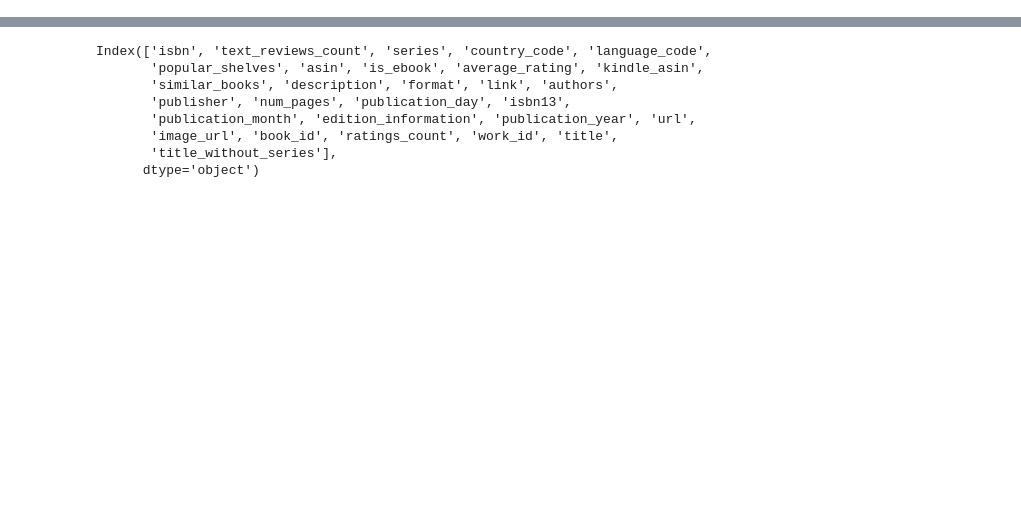
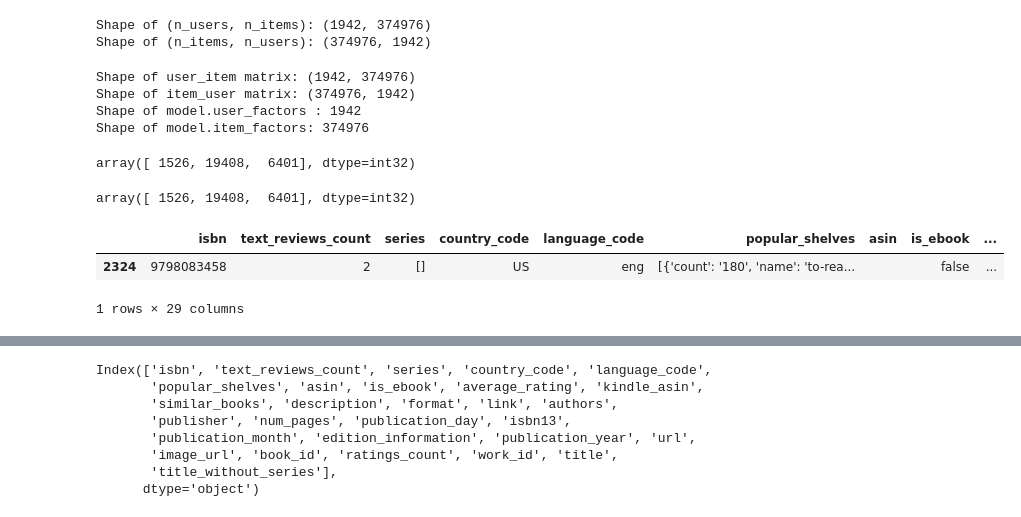
Before and after one commit to KRA96/The_Book_Thrift, a Jupyter notebook: notebooks/kra96_eda.ipynb, the cells around one changed output, grey strips where cells are left out. Drawn from its saved outputs; the diff is of its cells as text; code cells hidden in the pictures; blank space fills up the shorter version.

```diff
--- a/notebooks/kra96_eda.ipynb
+++ b/notebooks/kra96_eda.ipynb
@@ -20,0 +186,8 @@ books_50k = pd.read_json('../raw_data/goodreads_books.json.gz',
+# %%
+# Create sparse matrix of scores. Rows are users and columns are books
+from scipy.sparse import csr_matrix
+
+matrix = csr_matrix(
+    (scores, (user_idx, book_idx)),
+    dtype="float32"
+)
@@ -20,0 +225,52 @@ books_50k = pd.read_json('../raw_data/goodreads_books.json.gz',
+# %%
+# Create train test split
+from sklearn.model_selection import train_test_split
+X_train, X_test = train_test_split(matrix, test_size=0.3)
+
+# Transposing X_train to be item * user
+user_items = X_train.tocsr()
+item_users = X_train.T.tocsr()
+# %%
+print(f"Shape of (n_users, n_items): {user_items.shape}")
+print(f"Shape of (n_items, n_users): {item_users.shape}")
+# %% [output]
+Shape of (n_users, n_items): (1942, 374976)
+Shape of (n_items, n_users): (374976, 1942)
+# %%
+# Instantiate model
+model = AlternatingLeastSquares()
+model.fit(user_items)
+# %%
+# Debugging error below
+# print("mat shape:", matrix.shape[0])                     # should be (num_users, num_items)
+# print("user_factors shape:", model.user_factors.shape)  # (num_users, n_factors)
+print(f"Shape of user_item matrix: {user_items.shape}")
+print(f"Shape of item_user matrix: {item_users.shape}")
+print(f"Shape of model.user_factors : {model.user_factors.shape[0]}")
+print(f"Shape of model.item_factors: {model.item_factors.shape[0]}")
+# %% [output]
+Shape of user_item matrix: (1942, 374976)
+Shape of item_user matrix: (374976, 1942)
+Shape of model.user_factors : 1942
+Shape of model.item_factors: 374976
+# %%
+# Get some recommendations
+user = 100
+top_3_recs = model.recommend(userid=user, user_items=user_items[user], N=10)[0][:3]
+top_3_recs
+# %% [output]
+array([ 1526, 19408,  6401], dtype=int32)
+# %%
+display(top_3_recs)
+# pd.reset_option("display.max_colwidth")
+# pd.reset_option("display.max_seq_items")
+# pd.reset_option('display.max_columns')
+
+chunk[chunk["book_id"] == 7815677]
+# chunk[chunk["book_id"].isin(top_3_recs)]
+# chunk["book_id"].sample(1)
+# %% [output]
+array([ 1526, 19408,  6401], dtype=int32)
+|  | isbn | text_reviews_count | series | country_code | language_code | popular_shelves | asin | is_ebook | ... |
+| 2324 | 9798083458 | 2 | [] | US | eng | [{'count': '180', 'name': 'to-rea... |  | false | ... |
+1 rows × 29 columns
```
Also changed, not shown: parts of 41 cells of this notebook, 3 other files.
